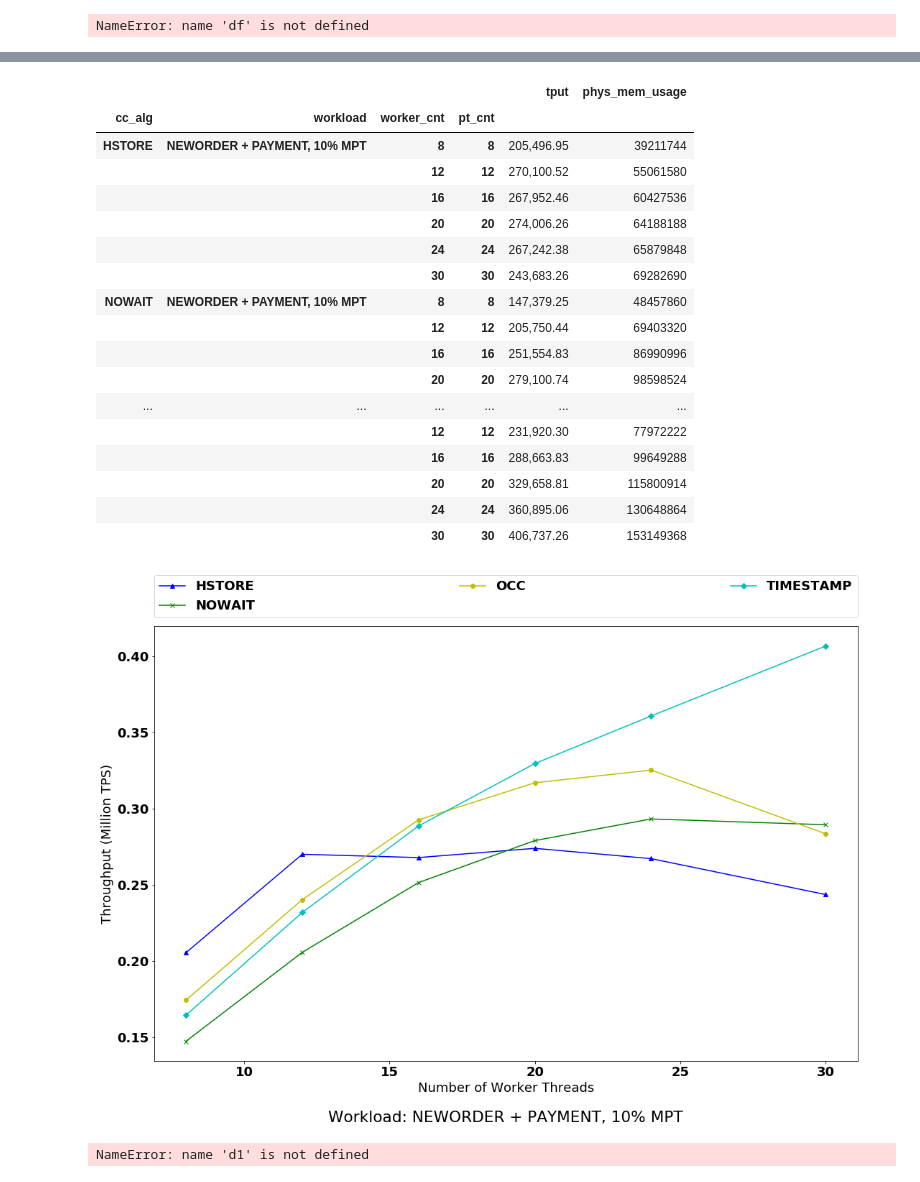
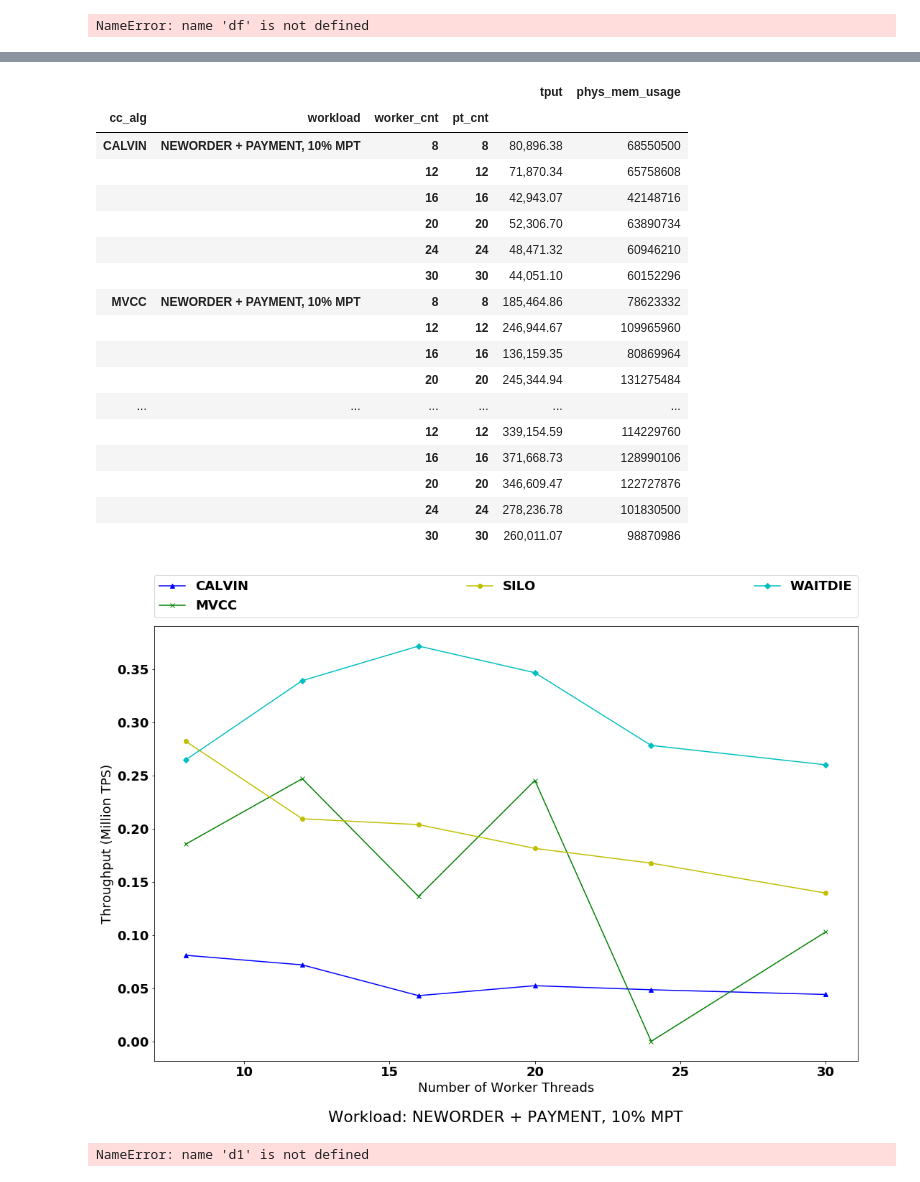
Before and after one commit to qadahtm/deneva, a Jupyter notebook: pynb/QueCC.ipynb, the cells around one changed output, grey strips where cells are left out. Drawn from its saved outputs; the diff is of its cells as text; code cells hidden in the pictures.

```diff
--- a/pynb/QueCC.ipynb
+++ b/pynb/QueCC.ipynb
@@ -613,7 +613,7 @@ agg_req_normal = {'tput':'mean','phys_mem_usage':'mean'}
 agg_req = agg_req_normal
 
 
-tpcc_test = "/Users/qadahtm/Dev/halstead/deneva_project/deneva/exp_results/2017-10-10-03-41-12-PM"
+tpcc_test = "/Users/qadahtm/Dev/halstead/deneva_project/deneva/exp_results/tpcc_mix50_mpr10_set2_G32_o3"
 
 ycsb_wl = "/Users/qadahtm/Dev/halstead/deneva_project/deneva/exp_results/ycsb_results_october"
 # df_ycsb_wl = pd.DataFrame(parse_directory(ycsb_wl))
@@ -804,24 +804,24 @@ TIMESTAMP
 NEWORDER + PAYMENT, 10% MPT
 111
 |  |  |  |  | tput | phys_mem_usage |
 | cc_alg | workload | worker_cnt | pt_cnt |  |  |
-| HSTORE | NEWORDER + PAYMENT, 10% MPT | 8 | 8 | 205,496.95 | 39211744 |
-|  |  | 12 | 12 | 270,100.52 | 55061580 |
-|  |  | 16 | 16 | 267,952.46 | 60427536 |
-|  |  | 20 | 20 | 274,006.26 | 64188188 |
-|  |  | 24 | 24 | 267,242.38 | 65879848 |
-|  |  | 30 | 30 | 243,683.26 | 69282690 |
-| NOWAIT | NEWORDER + PAYMENT, 10% MPT | 8 | 8 | 147,379.25 | 48457860 |
-|  |  | 12 | 12 | 205,750.44 | 69403320 |
-|  |  | 16 | 16 | 251,554.83 | 86990996 |
-|  |  | 20 | 20 | 279,100.74 | 98598524 |
+| CALVIN | NEWORDER + PAYMENT, 10% MPT | 8 | 8 | 80,896.38 | 68550500 |
+|  |  | 12 | 12 | 71,870.34 | 65758608 |
+|  |  | 16 | 16 | 42,943.07 | 42148716 |
+|  |  | 20 | 20 | 52,306.70 | 63890734 |
+|  |  | 24 | 24 | 48,471.32 | 60946210 |
+|  |  | 30 | 30 | 44,051.10 | 60152296 |
+| MVCC | NEWORDER + PAYMENT, 10% MPT | 8 | 8 | 185,464.86 | 78623332 |
+|  |  | 12 | 12 | 246,944.67 | 109965960 |
+|  |  | 16 | 16 | 136,159.35 | 80869964 |
+|  |  | 20 | 20 | 245,344.94 | 131275484 |
 | ... | ... | ... | ... | ... | ... |
-|  |  | 12 | 12 | 231,920.30 | 77972222 |
-|  |  | 16 | 16 | 288,663.83 | 99649288 |
-|  |  | 20 | 20 | 329,658.81 | 115800914 |
-|  |  | 24 | 24 | 360,895.06 | 130648864 |
-|  |  | 30 | 30 | 406,737.26 | 153149368 |
+|  |  | 12 | 12 | 339,154.59 | 114229760 |
+|  |  | 16 | 16 | 371,668.73 | 128990106 |
+|  |  | 20 | 20 | 346,609.47 | 122727876 |
+|  |  | 24 | 24 | 278,236.78 | 101830500 |
+|  |  | 30 | 30 | 260,011.07 | 98870986 |
-[figure, old version]
+[figure, new version]
 # %%
 ### d1 = "/Users/qadahtm/Dev/halstead/deneva_project/deneva/exp_results/normal_mode_withdb_simple_eagersplit_zt0_zt6_zt9_tdg_commit"
 d2 = "/Users/qadahtm/Dev/halstead/deneva_project/deneva/exp_results/normal_mode_withdb_simple_eagersplit_zt95_zt99_tdg_commit"
```
Also changed, not shown: parts of 3 cells of this notebook, 7 other files.
